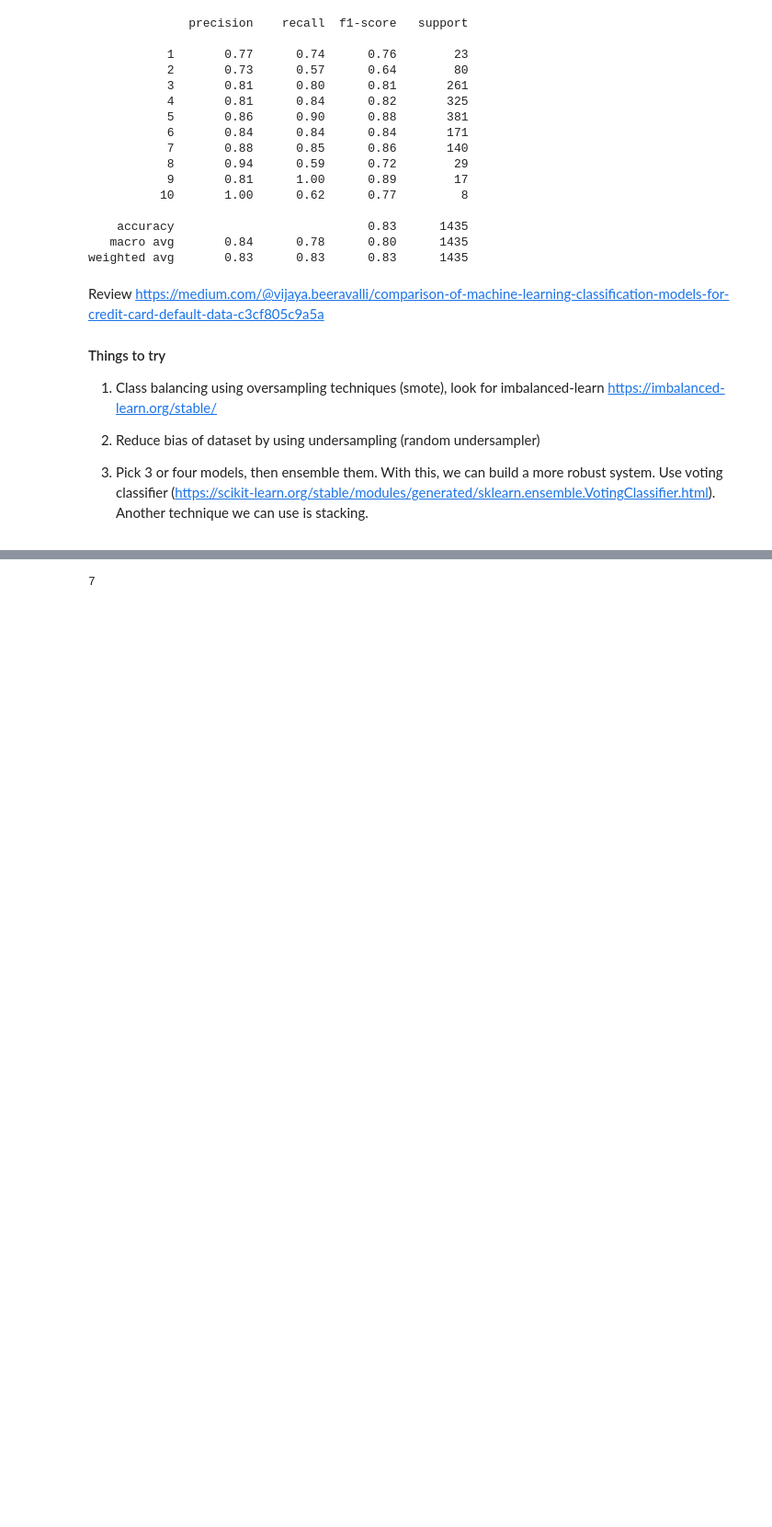
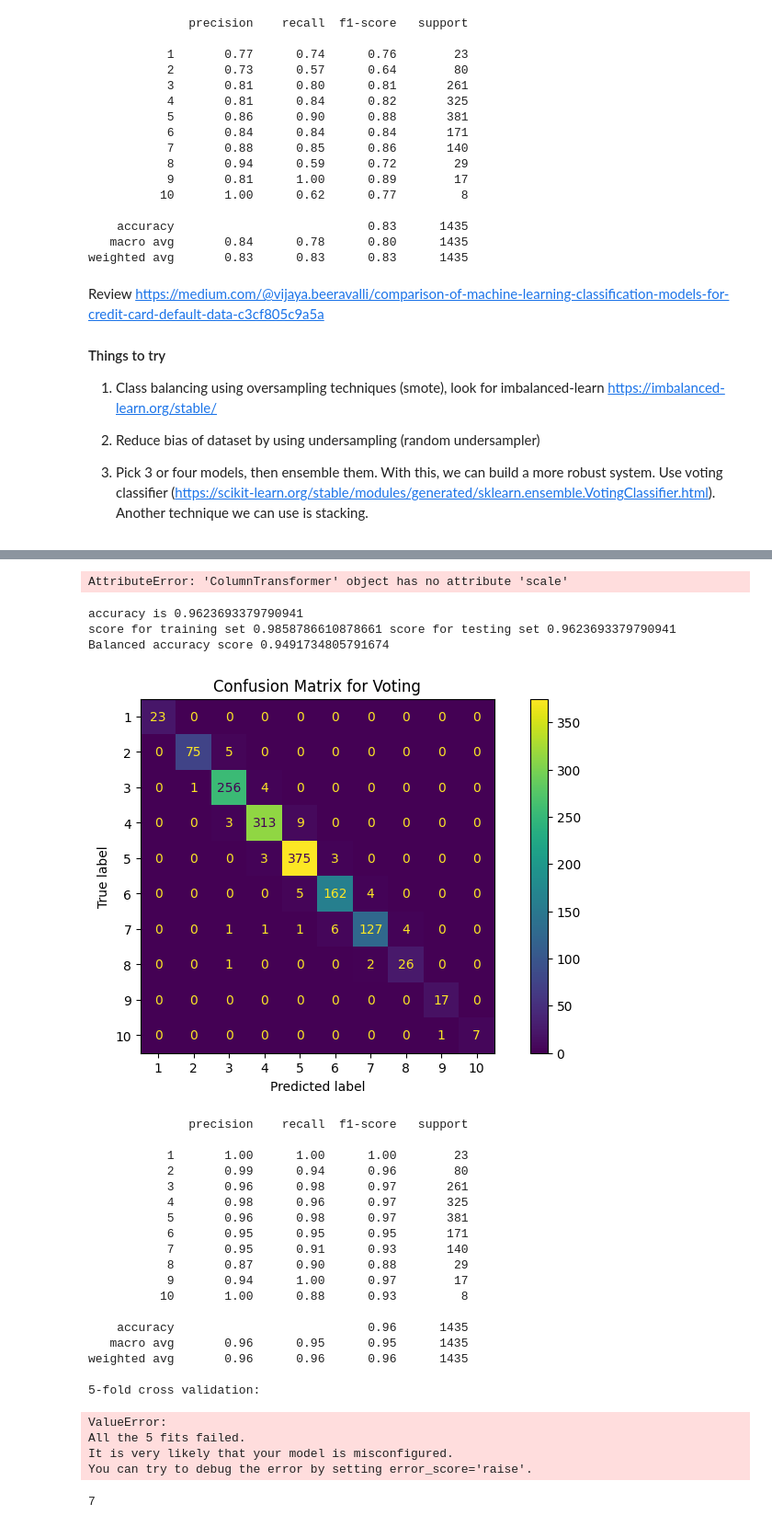
Before and after one commit to lfunderburk/machine-learning-capstone, a Jupyter notebook: notebooks/classification-fuel-ratings.ipynb, the cells around one changed output, grey strips where cells are left out. Shown at 92% size. Saved outputs shown, nothing was run; the diff lists cells and outputs as text; code cells hidden in the pictures; blank space fills up the shorter version.

```diff
--- a/notebooks/classification-fuel-ratings.ipynb
+++ b/notebooks/classification-fuel-ratings.ipynb
@@ -410,3 +482,56 @@ Balanced accuracy score 0.7868869234051675
+# %%
+preprocessor.scale
+# %% [output]
+AttributeError: 'ColumnTransformer' object has no attribute 'scale'
+# %%
+clf1 = KNeighborsClassifier(3)
+clf2 = SVC(gamma=2, C=1, random_state=42)
+clf3 = RandomForestClassifier(max_depth=100, n_estimators=10, max_features=1, random_state=42)
+
+eclf1 = VotingClassifier(estimators=[('knn', clf1), ('svm', clf2), ('dt', clf3)], voting='hard')
+model = Pipeline(
+        steps=[("preprocessor", preprocessor), (name, eclf1 )] #colsample  by tree, n estimators, max depth
+                                                                    )
+train_and_evaluate_model(X_train, y_train, X_test, y_test, model,"Voting")
+
+print('5-fold cross validation:\n')
+
+labels = ['KNN', 'SVM', 'Random Forest']
+
+for clf, label in zip([clf1, clf2, clf3], labels):
+
+    scores = cross_val_score(clf, X.values, Y.values,
+                                              cv=5,
+                                              scoring='accuracy')
+    print("Accuracy: %0.2f (+/- %0.2f) [%s]"
+          % (scores.mean(), scores.std(), label))
+# %% [output]
+accuracy is 0.9623693379790941
+score for training set 0.9858786610878661 score for testing set 0.9623693379790941
+Balanced accuracy score 0.9491734805791674
+[figure, added]
+              precision    recall  f1-score   support
+
+           1       1.00      1.00      1.00        23
+           2       0.99      0.94      0.96        80
+           3       0.96      0.98      0.97       261
+           4       0.98      0.96      0.97       325
+           5       0.96      0.98      0.97       381
+           6       0.95      0.95      0.95       171
+           7       0.95      0.91      0.93       140
+           8       0.87      0.90      0.88        29
+           9       0.94      1.00      0.97        17
+          10       1.00      0.88      0.93         8
+
+    accuracy                           0.96      1435
+   macro avg       0.96      0.95      0.95      1435
+weighted avg       0.96      0.96      0.96      1435
+
+5-fold cross validation:
+ValueError:
+All the 5 fits failed.
+It is very likely that your model is misconfigured.
+You can try to debug the error by setting error_score='raise'.
 # %%
 from tensorflow.keras.models import Sequential
 from tensorflow.keras.layers import Dense
```
Also changed, not shown: parts of 8 cells of this notebook, 7 other files.
